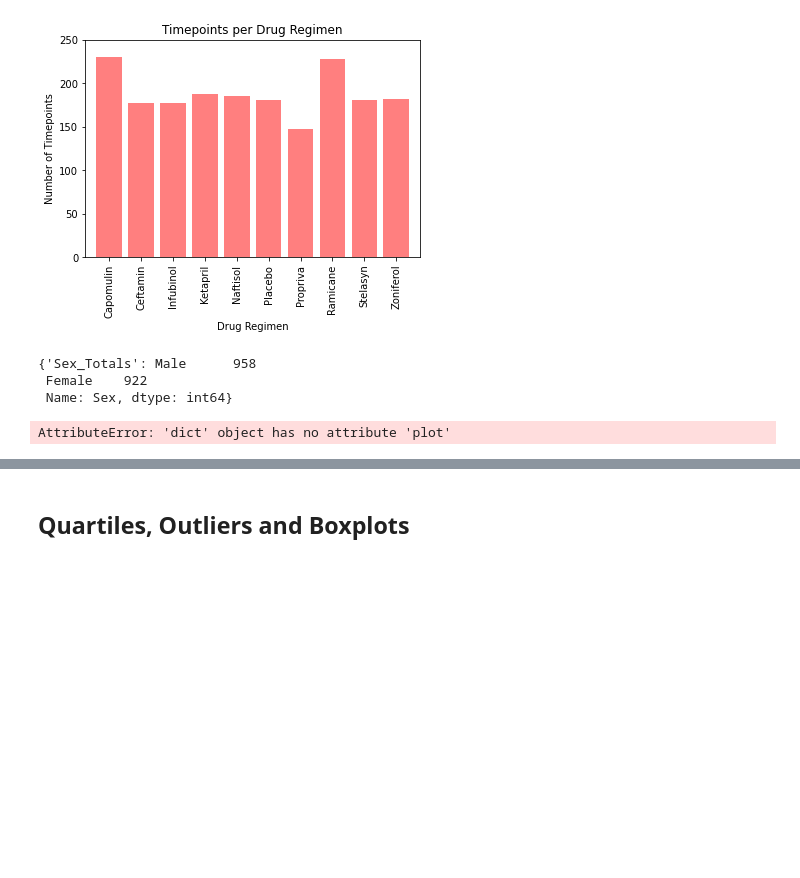
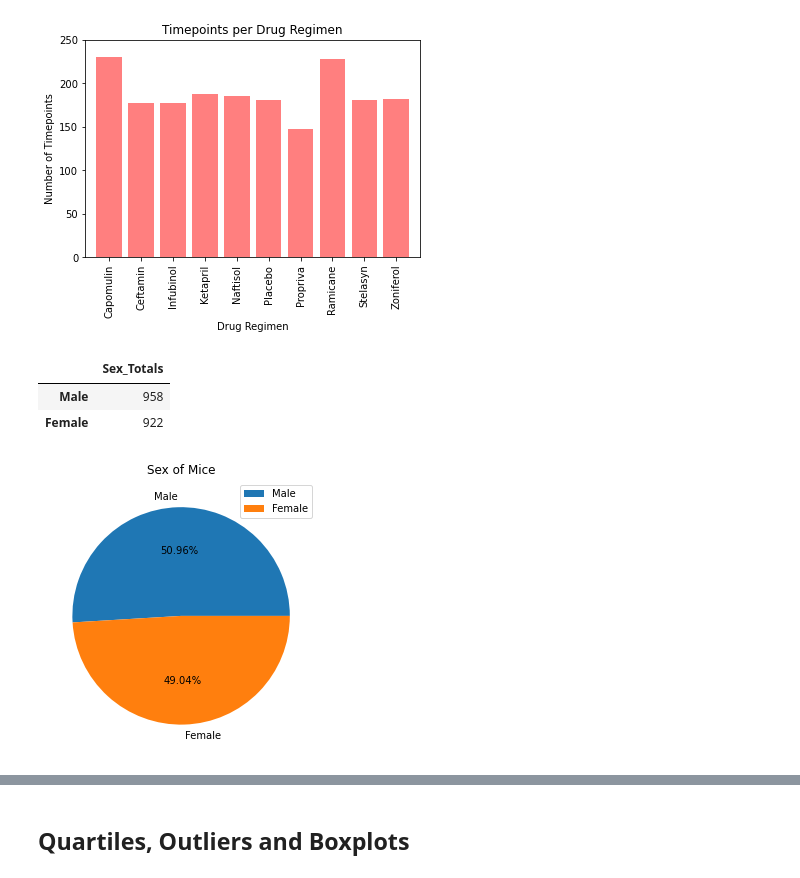
Before and after one commit to DizzyBurls/Matplotlib_Challenge, a Jupyter notebook: Instructions/Pymaceuticals/pymaceuticals_starter.ipynb, the cells around one changed output, grey strips where cells are left out. Drawn from its saved outputs; the diff is of its cells as text; code cells hidden in the pictures; blank space fills up the shorter version.

```diff
--- a/Instructions/Pymaceuticals/pymaceuticals_starter.ipynb
+++ b/Instructions/Pymaceuticals/pymaceuticals_starter.ipynb
@@ -351,20 +351,18 @@ Text(0, 0.5, 'Number of Timepoints')
 # Create a data frame with the number of each sex.
 
 Sex_Totals=Cleaned_df["Sex"].value_counts()
-Sex_Totals_df=({"Sex_Totals":Sex_Totals})
+Sex_Totals_df=pd.DataFrame({"Sex_Totals":Sex_Totals})
 Sex_Totals_df
 # %% [output]
-{'Sex_Totals': Male      958
- Female    922
- Name: Sex, dtype: int64}
+|  | Sex_Totals |
+| Male | 958 |
+| Female | 922 |
-# %%
-Sex_Totals_df.plot(kind="pie", y="Sex", title=("Mouse Gender"))
-pie.set_ylabel("Sex")
-
-plt.axis("equal")
-plt.show()
-# %% [output]
-AttributeError: 'dict' object has no attribute 'plot'
+# %%
+Sex_Totals_df.plot.pie(y='Sex_Totals', figsize=(5, 5), title="Sex of Mice", legend=True, ylabel="", autopct='%0.2f%%')
+
+plt.show()
+# %% [output]
+[figure, added]
 # %%
 # Generate a pie plot showing the distribution of female versus male mice using pyplot.
 
```
Also changed, not shown: parts of 9 cells of this notebook.
